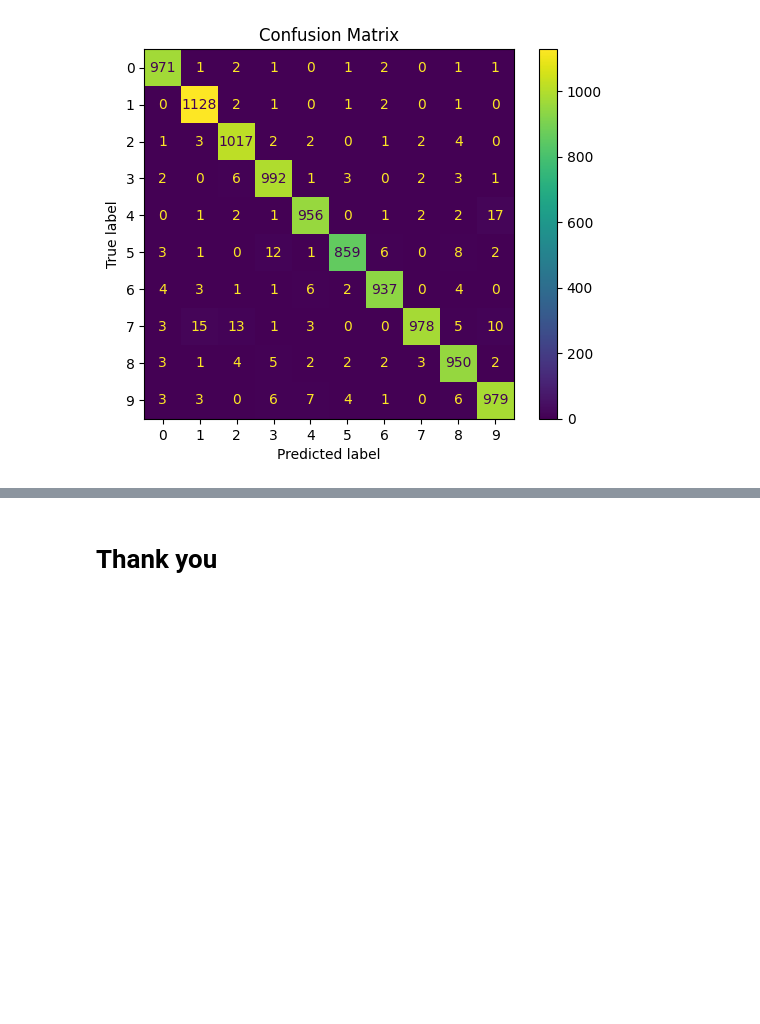
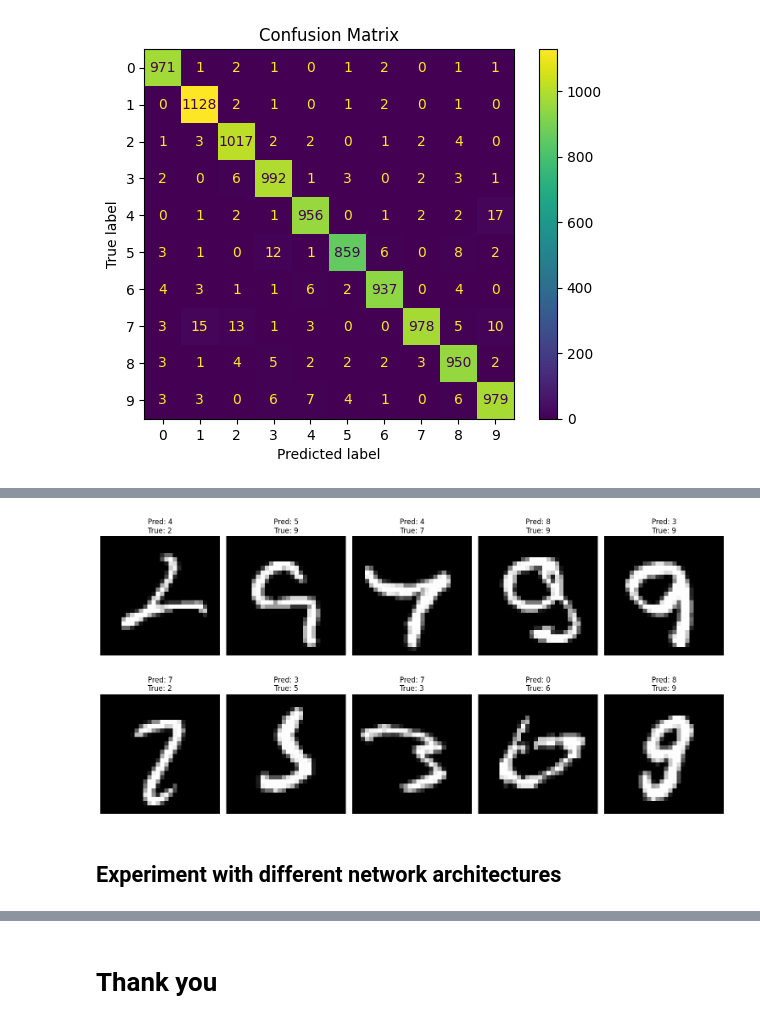
Before and after one commit to Nikhil5566/Machine-Learning, a Jupyter notebook: ML_Project_5_MINST_Dataset.ipynb, the cells around one changed output, grey strips where cells are left out. Saved outputs shown, nothing was run; the diff lists cells and outputs as text; code cells hidden in the pictures; blank space fills up the shorter version.

```diff
--- a/ML_Project_5_MINST_Dataset.ipynb
+++ b/ML_Project_5_MINST_Dataset.ipynb
@@ -214,0 +251,33 @@ weighted avg       0.98      0.98      0.98     10000
+# %%
+# Ensure X_test is in the correct flattened and normalized format
+X_test_processed = X_test.reshape((X_test.shape[0], 28 * 28)).astype('float32') / 255.0
+
+# Ensure y_test is one-hot encoded
+y_test_encoded = to_categorical(y_test, 10)
+
+# Get predictions and true classes using the processed X_test and encoded y_test
+y_pred = model.predict(X_test_processed)
+y_pred_classes = np.argmax(y_pred, axis=1)
+y_test_classes = np.argmax(y_test_encoded, axis=1)
+
+# Identify misclassified images
+misclassified_indices = np.where(y_pred_classes != y_test_classes)[0]
+
+# Select a subset of misclassified images to visualize
+num_to_show = 10  # You can adjust this number
+if len(misclassified_indices) > num_to_show:
+    display_indices = misclassified_indices[:num_to_show]
+else:
+    display_indices = misclassified_indices
+
+# Plot the misclassified images
+plt.figure(figsize=(15, 8))
+for i, index in enumerate(display_indices):
+    plt.subplot(2, 5, i + 1)  # Adjust subplot grid based on num_to_show
+    # Use the original X_test for visualization before flattening and normalization
+    plt.imshow(X_test[index].reshape(28, 28), cmap='gray')
+    plt.title(f"Pred: {y_pred_classes[index]}\nTrue: {y_test_classes[index]}")
+    plt.axis('off')
+plt.tight_layout()
+plt.show()
+# %% [output]
@@ -214,0 +285,3 @@ weighted avg       0.98      0.98      0.98     10000
+[figure, added]
+# %% [markdown]
+## Experiment with different network architectures
```
Also changed, not shown: parts of 9 cells of this notebook.
